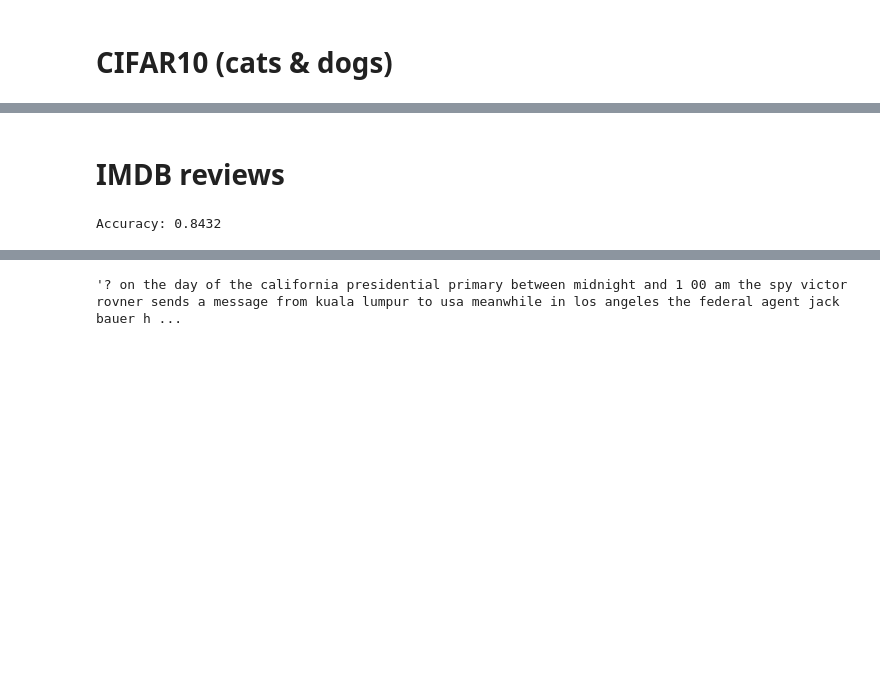
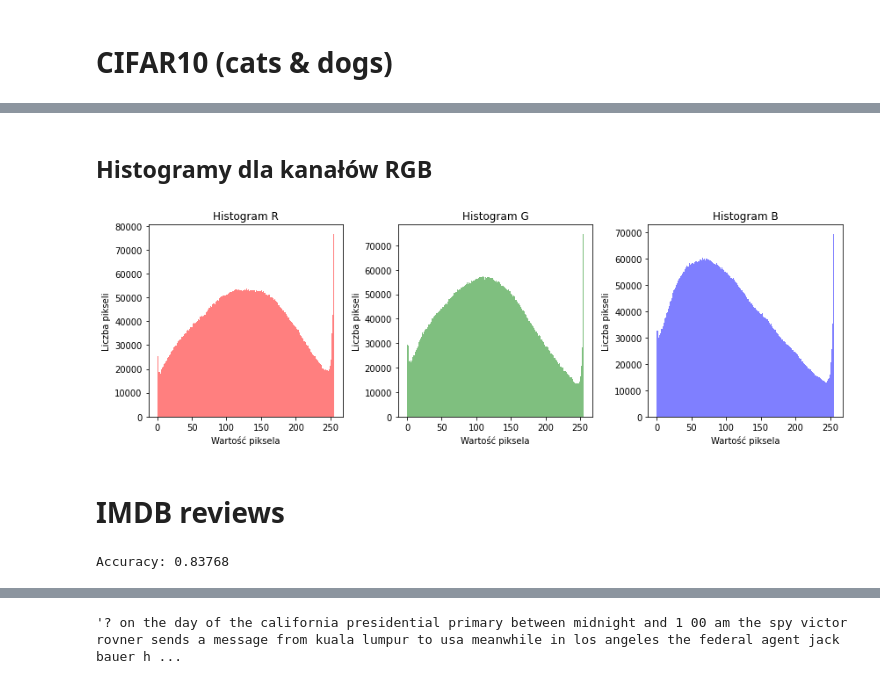
Before and after one commit to github-kamilk/BSc_Thesis, a Jupyter notebook: datasets.ipynb, the cells around one changed output, grey strips where cells are left out. Cells and saved outputs as stored; diff of their text form; code cells hidden in the pictures; blank space fills up the shorter version.

```diff
--- a/datasets.ipynb
+++ b/datasets.ipynb
@@ -31,3 +105,17 @@ Accuracy: 0.653
+# %% [markdown]
+## Histogramy dla kanałów RGB
+# %%
+plt.figure(figsize=(12, 4))
+for i, color in enumerate(['r', 'g', 'b']):
+    plt.subplot(1, 3, i+1)
+    plt.hist(x_train_filtered[:,:,:,i].ravel(), bins=256, color=color, alpha=0.5)
+    plt.title(f'Histogram {color.upper()}')
+    plt.xlabel('Wartość piksela')
+    plt.ylabel('Liczba pikseli')
+plt.tight_layout()
+plt.show()
+# %% [output]
+[figure, added]
 # %% [markdown]
 # IMDB reviews
 # %%
@@ -64,14 +152,16 @@ decoded_train = [" ".join([reverse_word_index.get(i - 3, "?") for i in review])
 decoded_test = [" ".join([reverse_word_index.get(i - 3, "?") for i in review]) for review in x_test]
 
 # Wektoryzacja za pomocą BoW
-vectorizer = CountVectorizer(max_features=5000)  # Limit do 5000 najczęstszych słów
+# vectorizer = CountVectorizer(max_features=5000)  # Limit do 5000 najczęstszych słów
+# x_train_vec = vectorizer.fit_transform(decoded_train)
+# x_test_vec = vectorizer.transform(decoded_test)
+
+# Wektoryzacja za pomocą TF-IDF
+vectorizer = TfidfVectorizer(max_features=2500)
+# x_train_vec = vectorizer.fit_transform([" ".join([str(i) for i in review]) for review in x_train])
+# x_test_vec = vectorizer.transform([" ".join([str(i) for i in review]) for review in x_test])
 x_train_vec = vectorizer.fit_transform(decoded_train)
 x_test_vec = vectorizer.transform(decoded_test)
-
-# Wektoryzacja za pomocą TF-IDF
-# vectorizer = TfidfVectorizer(max_features=5000)
-# x_train_vec = vectorizer.fit_transform(decoded_train)
-# x_test_vec = vectorizer.transform(decoded_test)
 
 clf = RandomForestClassifier(n_estimators=100)
 clf.fit(x_train_vec, y_train)
@@ -79,4 +169,4 @@ clf.fit(x_train_vec, y_train)
 accuracy = clf.score(x_test_vec, y_test)
 print("Accuracy:", accuracy)
 # %% [output]
-Accuracy: 0.8432
+Accuracy: 0.83768
```
Also changed, not shown: parts of 42 cells of this notebook, 2 other files.
